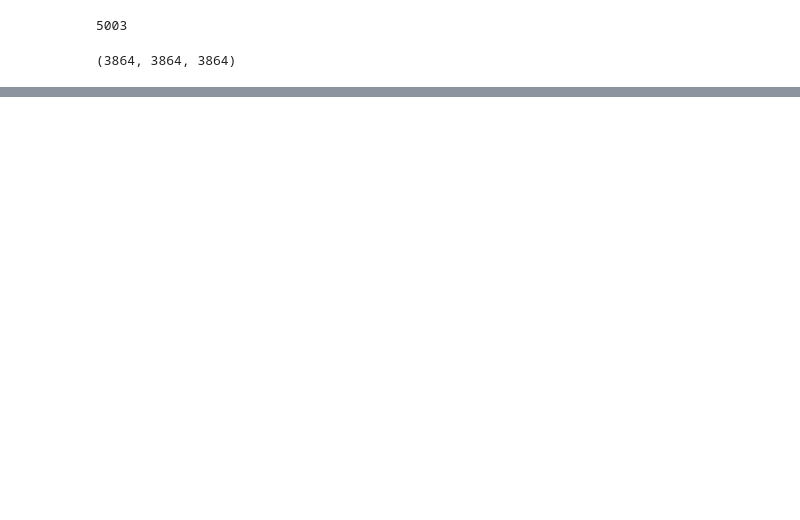
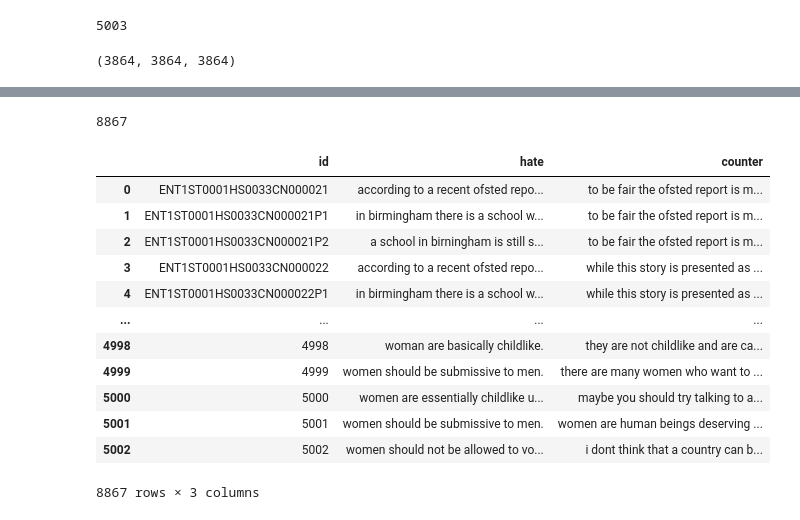
Before and after one commit to jshepp27/countaBot, a Jupyter notebook: src/EDA/conan_eda.ipynb, the cells around one changed output, grey strips where cells are left out. Saved outputs shown, nothing was run; the diff lists cells and outputs as text; code cells hidden in the pictures; blank space fills up the shorter version.

```diff
--- a/src/EDA/conan_eda.ipynb
+++ b/src/EDA/conan_eda.ipynb
@@ -162,11 +162,21 @@ hate_obj = {
     "id": ids,
     "hate": hate_clean,
     "counter": counter_clean,
-    "type": type_clean,
-    "sub_type": sub_type_clean,
+    # "type": type_clean,
+    # "sub_type": sub_type_clean,
+}
+
+multi_hate_clean = full_clean(multi_hate)
+multi_counter_clean = full_clean(multi_counter)
+
+multi_hate_obj = {
+    "id": multi_id_,
+    "hate": multi_hate_clean,
+    "counter": multi_counter_clean,
 }
 
 hate_df = pd.DataFrame(hate_obj).astype(str)
+multi_hate_df = pd.DataFrame(multi_hate_obj).astype(str)
 # %%
 # Explore Post
 _ = random.randint(0, len(hate_df))
@@ -197,3 +219,24 @@ hate_df[hate_df['counter'].str.contains(keyword,case=False)]
+# %%
+### CONCATENATE ###
+total_hate = pd.concat([hate_df, multi_hate_df])
+
+print(len(total_hate))
+total_hate
+# %% [output]
+8867
+|  | id | hate | counter |
+| 0 | ENT1ST0001HS0033CN000021 | according to a recent ofsted repo... | to be fair the ofsted report is m... |
+| 1 | ENT1ST0001HS0033CN000021P1 | in birmingham there is a school w... | to be fair the ofsted report is m... |
+| 2 | ENT1ST0001HS0033CN000021P2 | a school in birningham is still s... | to be fair the ofsted report is m... |
+| 3 | ENT1ST0001HS0033CN000022 | according to a recent ofsted repo... | while this story is presented as ... |
+| 4 | ENT1ST0001HS0033CN000022P1 | in birmingham there is a school w... | while this story is presented as ... |
+| ... | ... | ... | ... |
+| 4998 | 4998 | woman are basically childlike. | they are not childlike and are ca... |
+| 4999 | 4999 | women should be submissive to men. | there are many women who want to ... |
+| 5000 | 5000 | women are essentially childlike u... | maybe you should try talking to a... |
+| 5001 | 5001 | women should be submissive to men. | women are human beings deserving ... |
+| 5002 | 5002 | women should not be allowed to vo... | i dont think that a country can b... |
+8867 rows × 3 columns
 # %%
 # Output JSON List .jsonl
 import json
```
Also changed, not shown: parts of 7 cells of this notebook.
